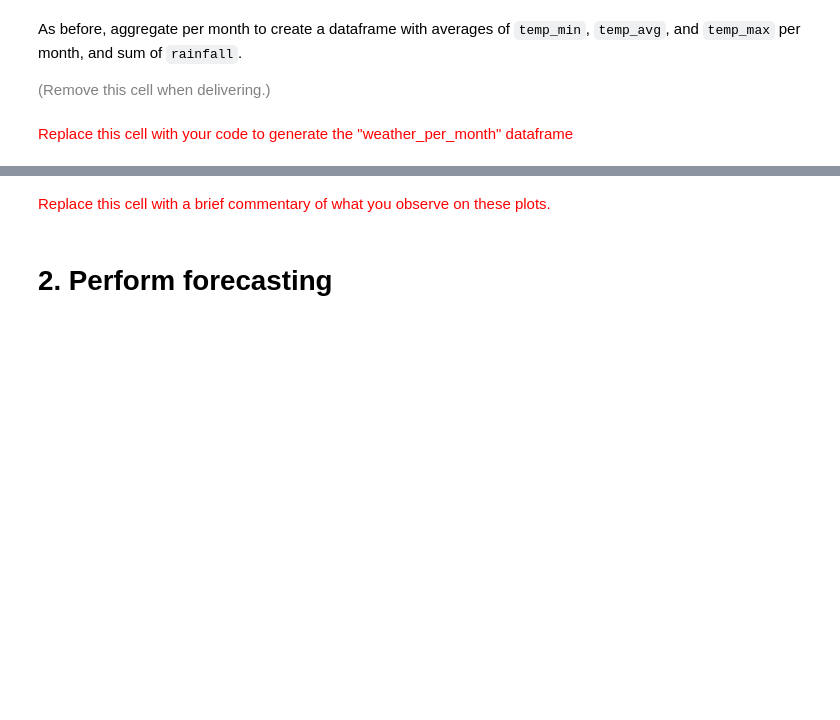
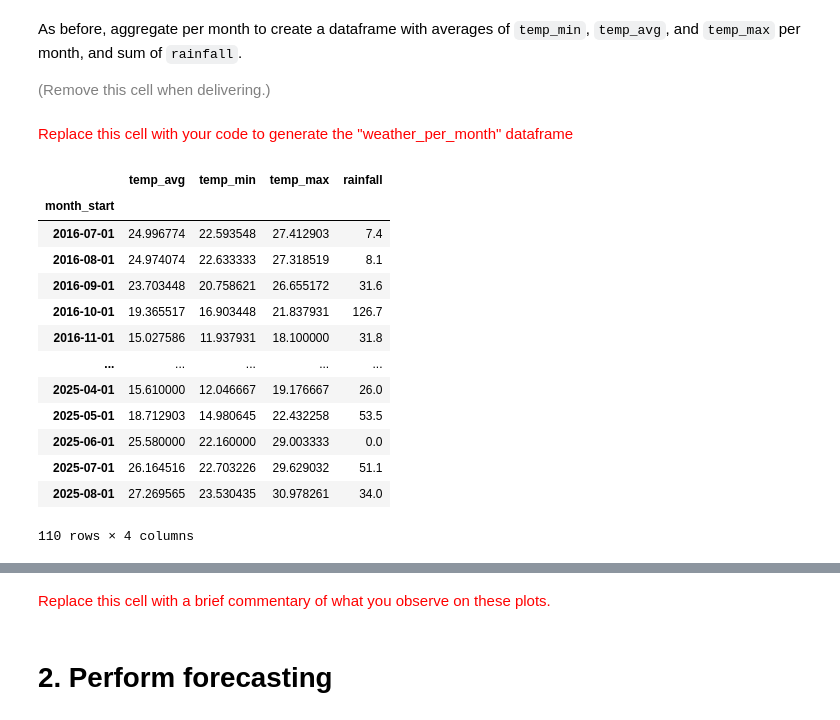
Before and after one commit to zsykk/datamining_2nd, a Jupyter notebook: ps09_forecasting.ipynb, the cells around one changed output, grey strips where cells are left out. Drawn from its saved outputs; the diff is of its cells as text; code cells hidden in the pictures; blank space fills up the shorter version.

```diff
--- a/ps09_forecasting.ipynb
+++ b/ps09_forecasting.ipynb
@@ -662,6 +712,19 @@ Create the function `list_of_month_starts(first, last)`. It should return an arr
 You should obtain **111** month starts. The first month should start on *2016-07-01* and the last month start on *2025-09-01*. Note that the last month may start after the end of the series.
 
  <font size="-1" color="gray">(Remove this cell when delivering.)</font>
+# %%
+def list_of_month_starts(first, last):
+    d1 = first.replace(day= 1)
+    months = [d1]
+
+    while months[-1] <= last:
+        cur_month = months[-1]
+        if cur_month.month < 12:
+            next_month  = cur_month.replace(month=cur_month.month + 1)
+        else:
+            next_month  = cur_month.replace(year=cur_month.year + 1, month=1)
+        months.append(next_month)
+    return months
 # %%
 # LEAVE AS-IS
 
@@ -696,6 +777,25 @@ As before, aggregate per month to create a dataframe with averages of `temp_min`
  <font size="-1" color="gray">(Remove this cell when delivering.)</font>
 # %% [markdown]
 <font size="+1" color="red">Replace this cell with your code to generate the "weather_per_month" dataframe</font>
+# %%
+group_month = weather_with_month_start.groupby(by=['month_start'])
+weather_per_month = group_month.aggregate(dic)
+display(weather_per_month)
+# %% [output]
+|  | temp_avg | temp_min | temp_max | rainfall |
+| month_start |  |  |  |  |
+| 2016-07-01 | 24.996774 | 22.593548 | 27.412903 | 7.4 |
+| 2016-08-01 | 24.974074 | 22.633333 | 27.318519 | 8.1 |
+| 2016-09-01 | 23.703448 | 20.758621 | 26.655172 | 31.6 |
+| 2016-10-01 | 19.365517 | 16.903448 | 21.837931 | 126.7 |
+| 2016-11-01 | 15.027586 | 11.937931 | 18.100000 | 31.8 |
+| ... | ... | ... | ... | ... |
+| 2025-04-01 | 15.610000 | 12.046667 | 19.176667 | 26.0 |
+| 2025-05-01 | 18.712903 | 14.980645 | 22.432258 | 53.5 |
+| 2025-06-01 | 25.580000 | 22.160000 | 29.003333 | 0.0 |
+| 2025-07-01 | 26.164516 | 22.703226 | 29.629032 | 51.1 |
+| 2025-08-01 | 27.269565 | 23.530435 | 30.978261 | 34.0 |
+110 rows × 4 columns
 # %%
 # LEAVE AS-IS
 
```
Also changed, not shown: parts of 20 cells of this notebook.
